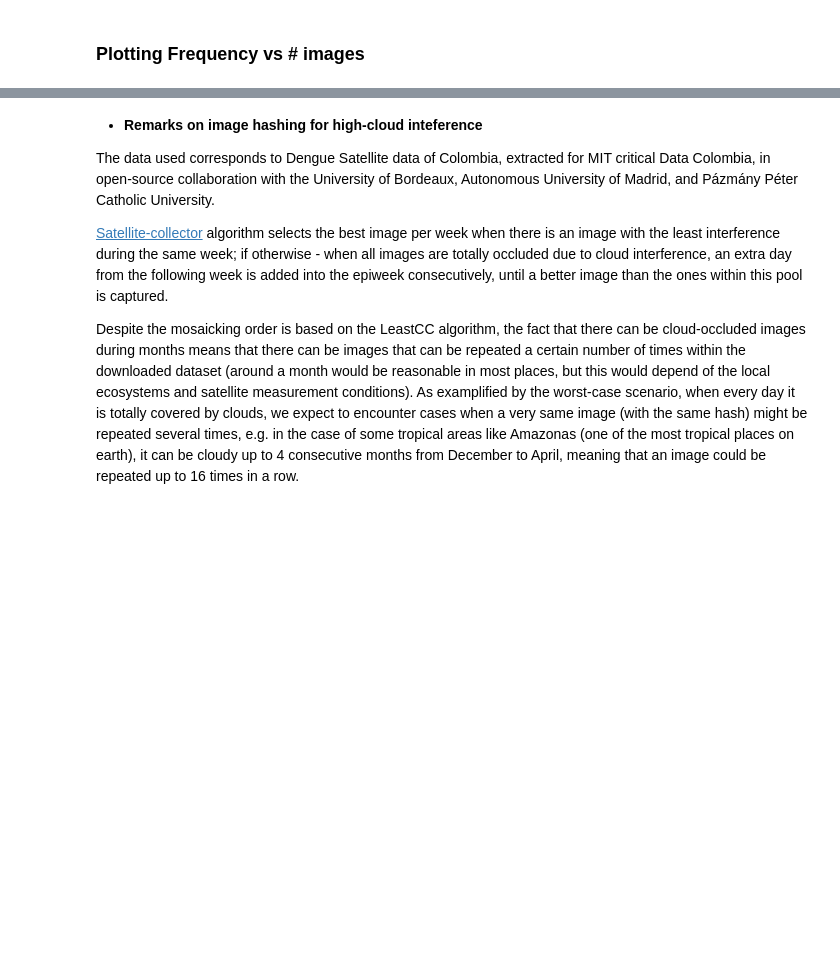
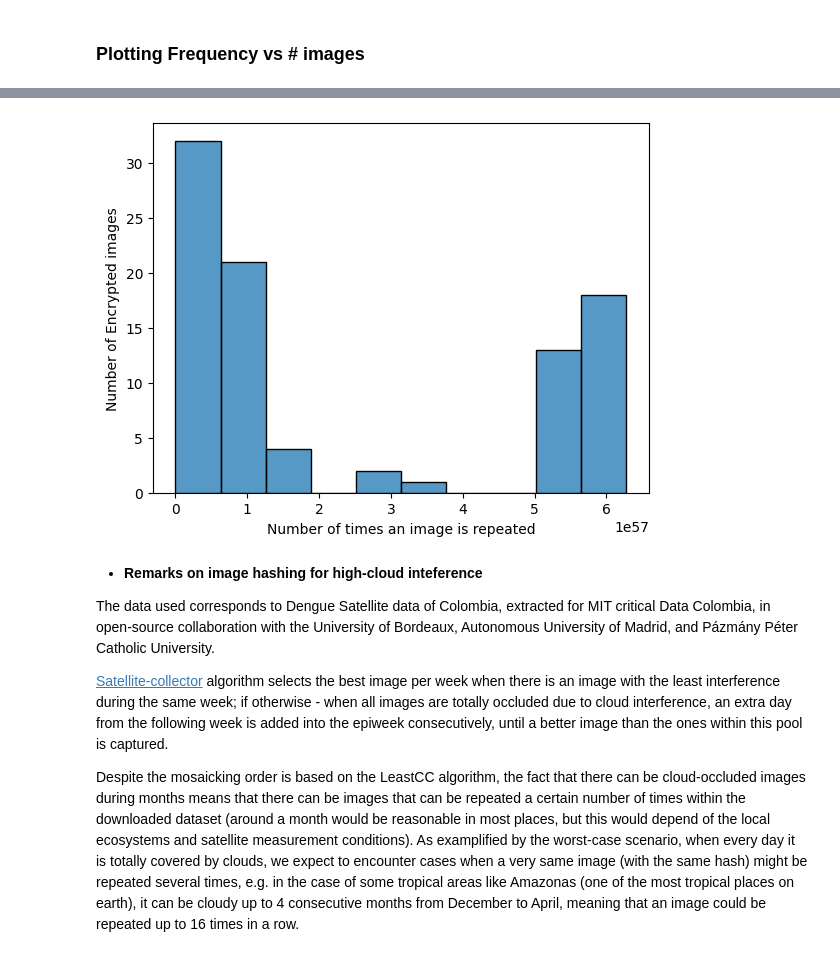
Before and after one commit to sebasmos/satellite.extractor, a Jupyter notebook: notebooks/satellite_images_hashing.ipynb, the cells around one changed output, grey strips where cells are left out. Saved outputs shown, nothing was run; the diff lists cells and outputs as text; code cells hidden in the pictures; blank space fills up the shorter version.

```diff
--- a/notebooks/satellite_images_hashing.ipynb
+++ b/notebooks/satellite_images_hashing.ipynb
@@ -419,3 +454,11 @@ plt.savefig('plot2.png', transparent=True)
+# %%
+sns.histplot(data=num_img_per_hash,bins=n_bins, x="img_hash")
+plt.xlabel("Number of times an image is repeated")
+plt.ylabel("Number of Encrypted images")
+plt.title('')
+plt.grid(False)
+# %% [output]
+[figure, added]
 # %% [markdown]
 * **Remarks on image hashing for high-cloud inteference**
 
```
Also changed, not shown: parts of 12 cells of this notebook, 12 other files.
